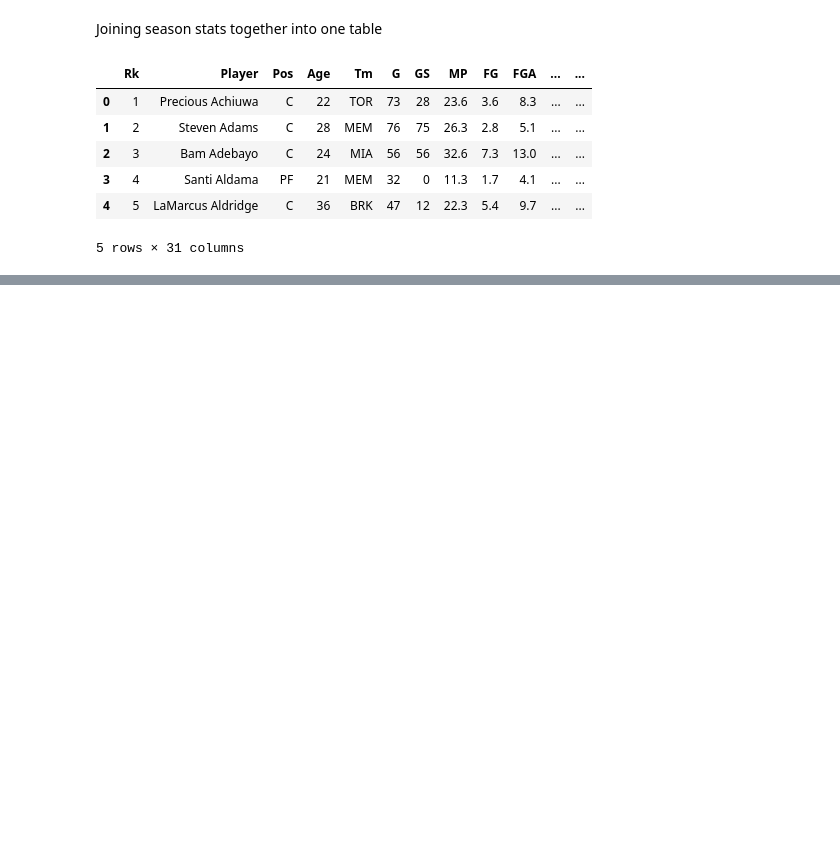
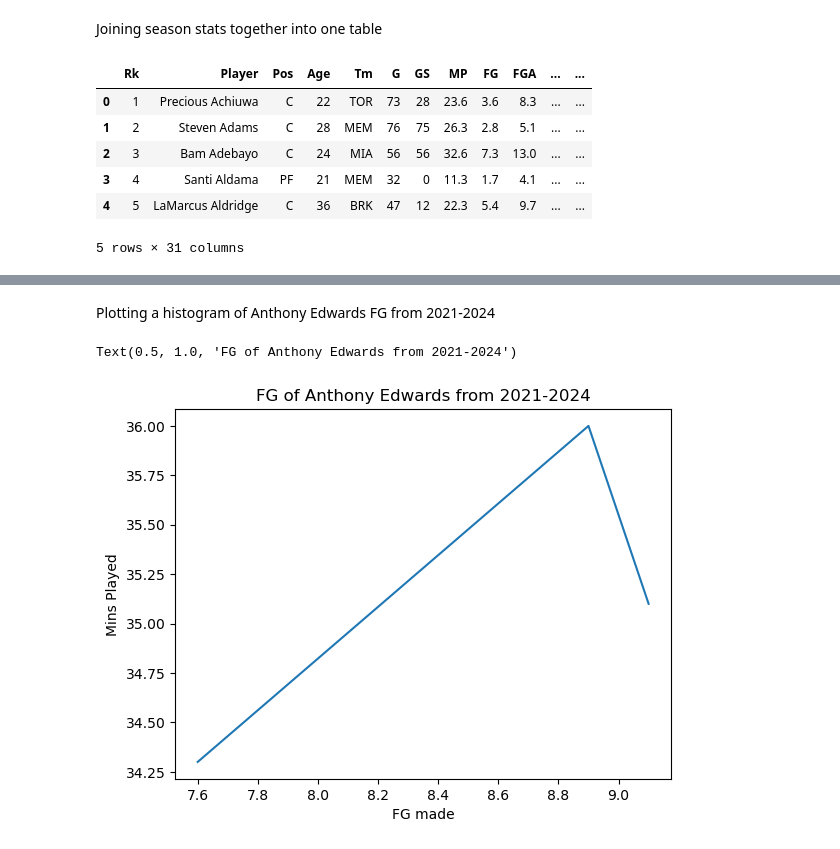
Before and after one commit to olvr446/NBAI, a Jupyter notebook: main.ipynb, the cells around one changed output, grey strips where cells are left out. Cells and saved outputs as stored; diff of their text form; code cells hidden in the pictures; blank space fills up the shorter version.

```diff
--- a/main.ipynb
+++ b/main.ipynb
@@ -26,0 +40,12 @@ df_all.head()
+# %% [markdown]
+Plotting a histogram of Anthony Edwards FG from 2021-2024
+# %%
+ant_stats = df_all.loc[df_all["Player"] == "Anthony Edwards"]
+plt.plot(ant_stats["FG"], ant_stats["MP"])
+
+plt.ylabel("Mins Played")
+plt.xlabel("FG made")
+plt.title("FG of Anthony Edwards from 2021-2024")
+# %% [output]
+Text(0.5, 1.0, 'FG of Anthony Edwards from 2021-2024')
+[figure, added]
```
Also changed, not shown: parts of 6 cells of this notebook.
